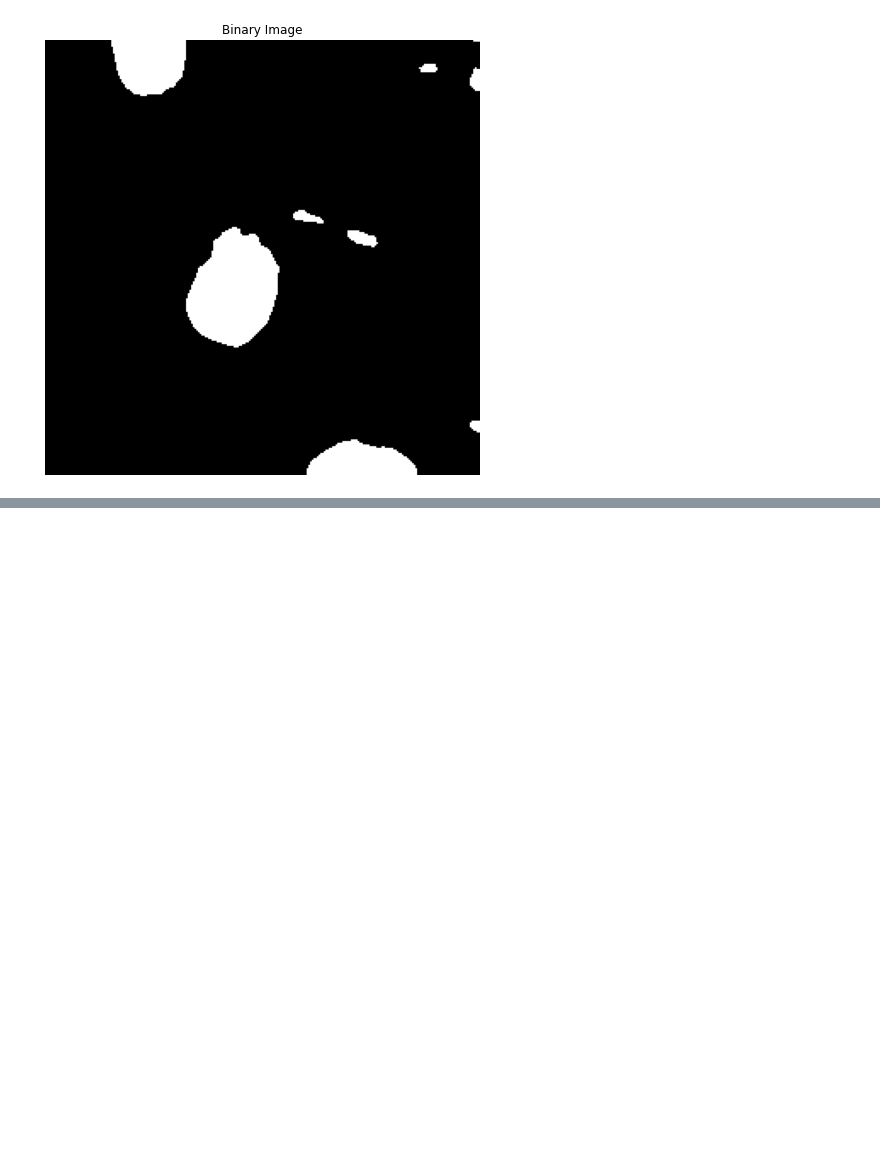
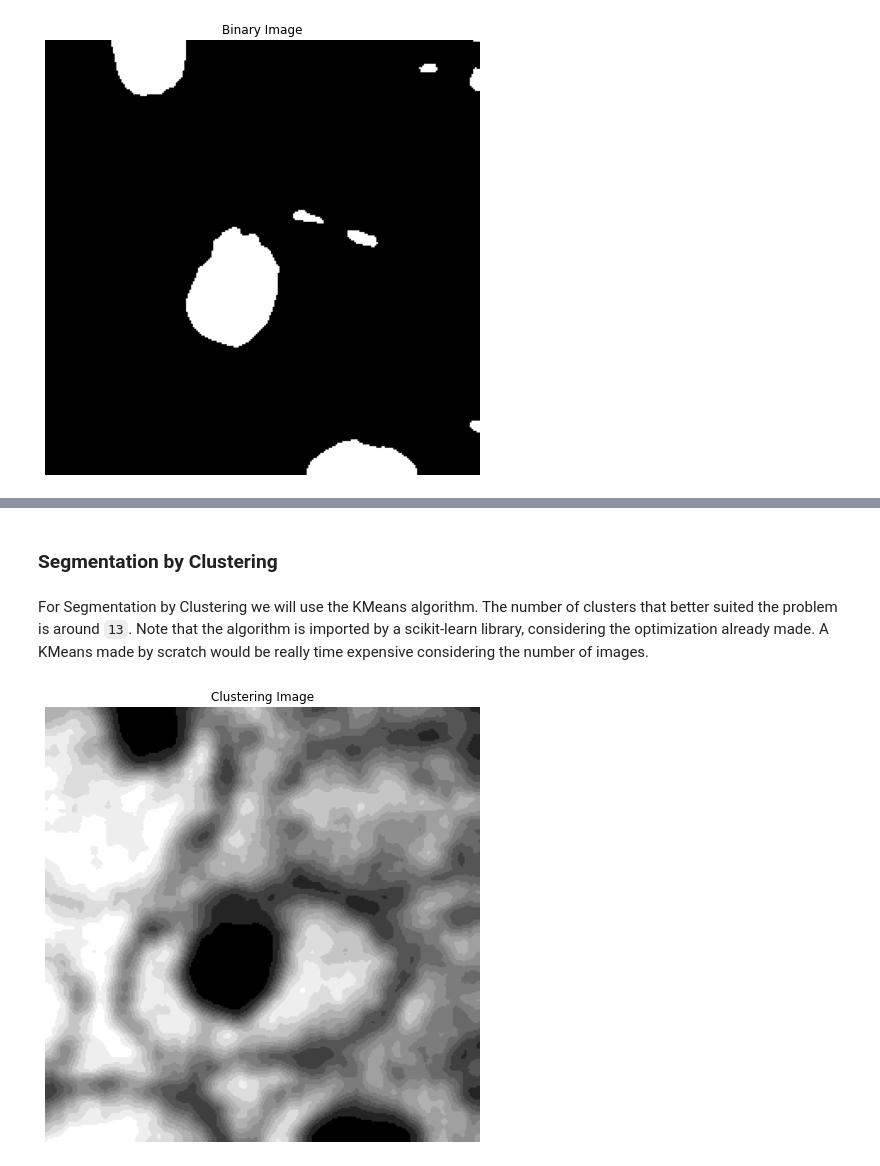
Before and after one commit to brenoslivio/SegmentationCellCycles, a Jupyter notebook: SegCellCycles.ipynb, the cells around one changed output, grey strips where cells are left out. Saved outputs shown, nothing was run; the diff lists cells and outputs as text; code cells hidden in the pictures; blank space fills up the shorter version.

```diff
--- a/SegCellCycles.ipynb
+++ b/SegCellCycles.ipynb
@@ -110,0 +145,22 @@ plt.imshow(mask, cmap = "gray");
+# %% [markdown]
+### Segmentation by Clustering
+# %% [markdown]
+For Segmentation by Clustering we will use the KMeans algorithm. The number of clusters that better suited the problem is around `13`. Note that the algorithm is imported by a scikit-learn library, considering the optimization already made. A KMeans made by scratch would be really time expensive considering the number of images.
+# %%
+from sklearn.cluster import KMeans
+
+gaussFlatten = cellGaussian.reshape(-1, 1)
+
+# Applying clustering segmentation with KMeans
+clusters = KMeans(n_clusters = 13, random_state = 0).fit(gaussFlatten)
+clusterImg = clusters.cluster_centers_[clusters.labels_]
+clusterImg = clusterImg.reshape(cellGaussian.shape)
+
+clusterImg = ImagePreprocessing.scalingImage(clusterImg, 0, 1)
+
+plt.figure(figsize = (8, 8))
+plt.axis("off")
+plt.title("Clustering Image")
+plt.imshow(clusterImg, cmap = "gray");
+# %% [output]
+[figure, added]
```
Also changed, not shown: parts of 13 cells of this notebook.
